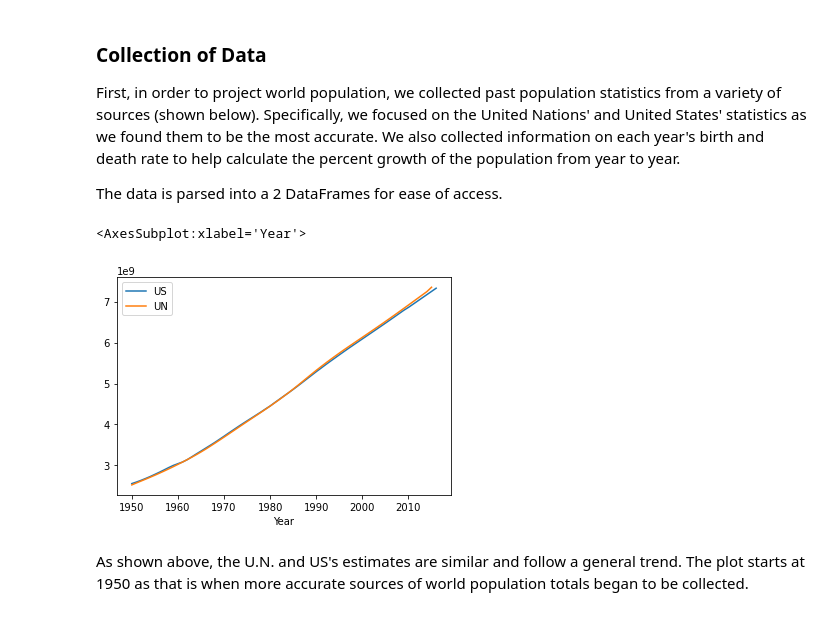
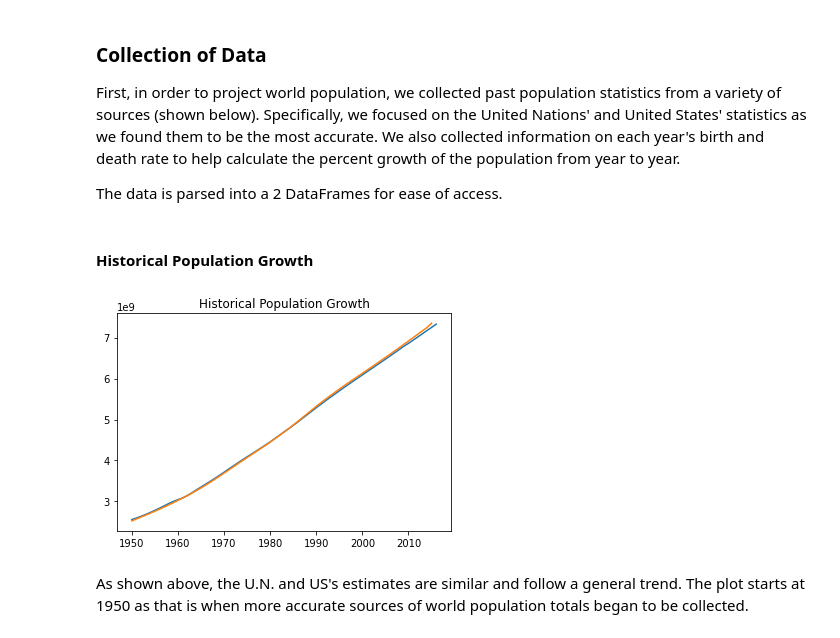
Before and after one commit to sltimmins/they-dont-keep-me-here-cause-Im-gorgeous-they-keep-me-here-cause-Im-smart, a Jupyter notebook: model.ipynb, the cells around one changed output. Cells and saved outputs as stored; diff of their text form; code cells hidden in the pictures.

Commit message:
GRAPHS

```diff
--- a/model.ipynb
+++ b/model.ipynb
@@ -36,11 +36,14 @@ table.drop(columns=["PRB", "Maddison", "HYDE", "Tanton", "Biraben", "M&J", "Thom
 
 # parse birth rate and death rate data
 BrDrGraph = pd.read_csv ('data/br_dr_stats.csv')
-
-# plot population growth from 1950 to 2016
-table.plot()
-# %% [output]
-<AxesSubplot:xlabel='Year'>
-[figure, removed]
+# %% [markdown]
+#### Historical Population Growth
+# %%
+# plot population growth from 1950 to 2016
+plt.plot(table)
+plt.title("Historical Population Growth")
+plt.show()
+# %% [output]
+[figure, added]
 # %% [markdown]
 As shown above, the U.N. and US's estimates are similar and follow a general trend. The plot starts at 1950 as that is when more accurate sources of world population totals began to be collected.
```
Also changed, not shown: parts of 6 cells of this notebook, 2 other files.
